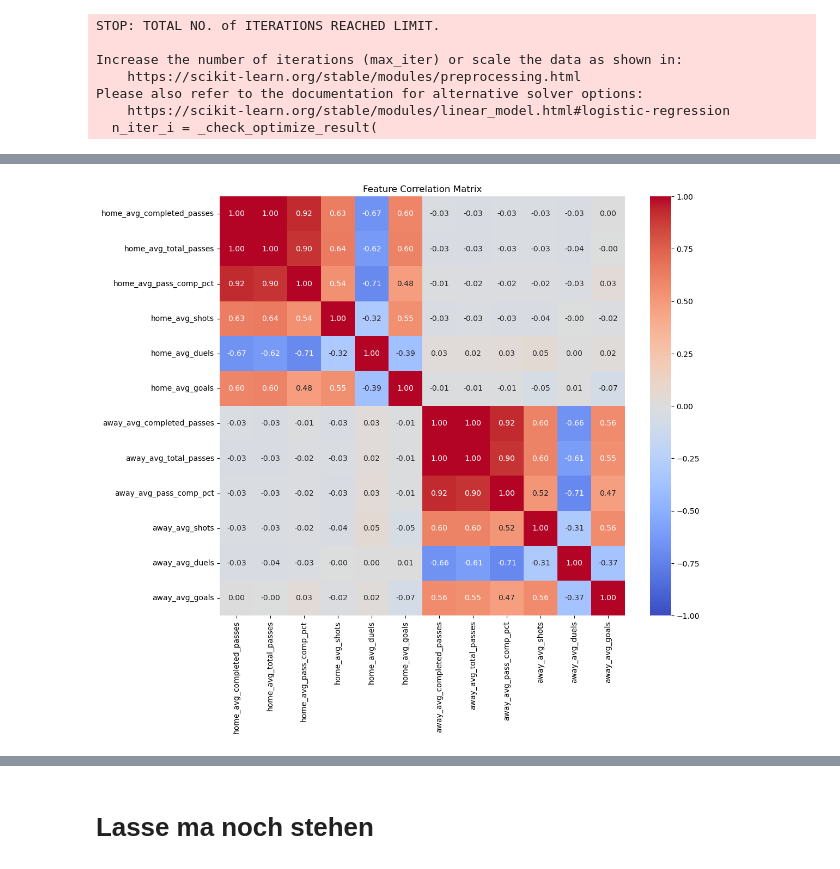
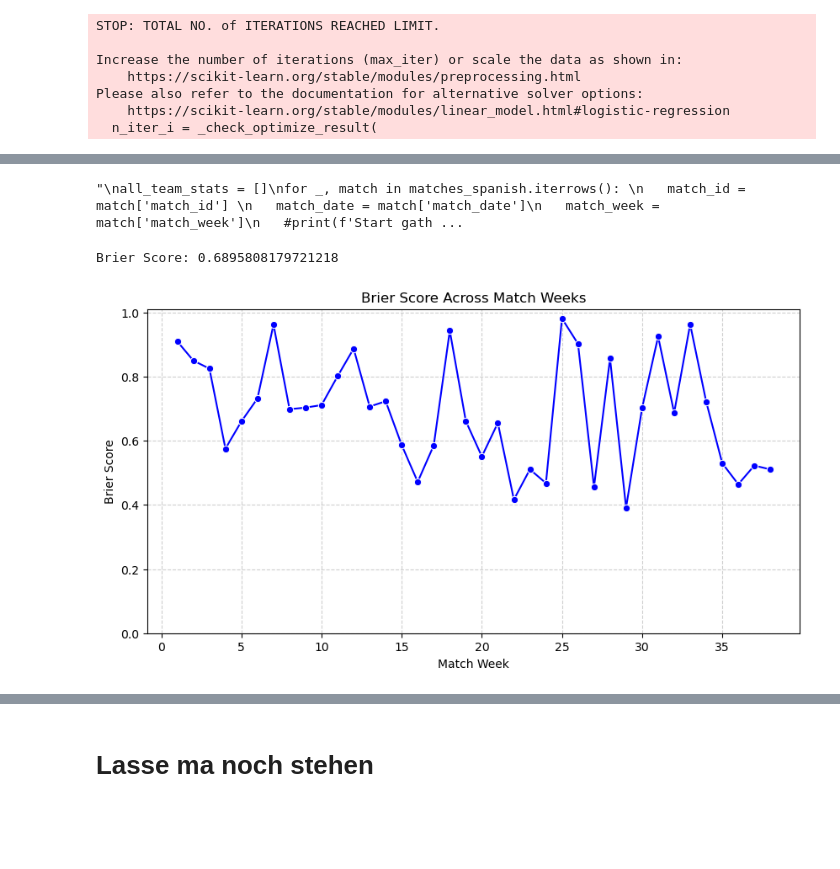
Before and after one commit to MaxPrinz98/FootballDSAI, a Jupyter notebook: Team_ranking.ipynb, the cells around one changed output, grey strips where cells are left out. Drawn from its saved outputs; the diff is of its cells as text; code cells hidden in the pictures; blank space fills up the shorter version.

```diff
--- a/Team_ranking.ipynb
+++ b/Team_ranking.ipynb
@@ -346,17 +346,56 @@ SVC - Overall Brier Score: 0.5104
-# %%
-# Calculate correlation matrix (numerical features only)
-corr_matrix = X_train.select_dtypes(include=['number']).corr()
-
-# Plot heatmap
-plt.figure(figsize=(12, 10))
-sns.heatmap(corr_matrix,
-            annot=True,
-            fmt=".2f",
-            cmap='coolwarm',
-            center=0,
-            vmin=-1,
-            vmax=1)
-plt.title("Feature Correlation Matrix")
-plt.show()
-# %% [output]
-[figure, removed]
+# %%
+matches_spanish = load_matches(competition_id=11, season_id=27)
+# %%
+'''
+all_team_stats = []
+for _, match in matches_spanish.iterrows():
+   match_id = match['match_id']
+   match_date = match['match_date']
+   match_week = match['match_week']
+   #print(f'Start gathering Information from Match_ID = {match_id}')
+   match_stats = calculate_team_stats(sb.events(match_id=match_id))
+   match_stats['match_id'] = match_id
+   match_stats['match_date'] = match_date
+   match_stats['match_week'] = match_week
+   all_team_stats.append(match_stats)
+
+team_stats_spanish = pd.concat(all_team_stats, ignore_index=True).set_index('match_id')
+team_stats_spanish.to_csv('./Data/team_strength_stats_spanish.csv')
+'''
+# %% [output]
+"\nall_team_stats = []\nfor _, match in matches_spanish.iterrows(): \n   match_id = match['match_id'] \n   match_date = match['match_date']\n   match_week = match['match_week']\n   #print(f'Start gath ...
+# %%
+team_stats_spanish = pd.read_csv('./Data/team_strength_stats_spanish.csv')
+team_stats_spanish['match_date'] = pd.to_datetime(team_stats_spanish['match_date'])
+team_stats_spanish.sort_values('match_date')
+
+
+real_spanish_liga_dataset = generate_real_dataset(team_stats=team_stats_spanish, matches=matches_spanish)
+
+X_real_spanish = real_spanish_liga_dataset.drop(columns=['actual_result','match_week'])  # All columns except the target
+y_real_spanish = real_spanish_liga_dataset['actual_result']  # Just the target column
+predictions_real_spanish = best_model.predict(X_real_spanish)
+# %%
+real_brier_scores_spanish = create_brier_scores(X_test = X_real_spanish, y_test = y_real_spanish, model = best_model, dataset = real_spanish_liga_dataset)
+
+real_brier_scores_week_spanish = real_brier_scores_spanish.groupby('match_week').agg(brier_score=('brier_score', 'mean'))
+
+print(f'Brier Score: {real_brier_scores_spanish['brier_score'].mean()}')
+# %% [output]
+Brier Score: 0.6895808179721218
+# %%
+# Create the plot
+plt.figure(figsize=(10, 5))
+sns.lineplot(data=real_brier_scores_week_spanish, x='match_week', y='brier_score', marker='o', color='blue')
+
+# Customize the plot
+plt.xlabel('Match Week')
+plt.ylabel('Brier Score')
+plt.title('Brier Score Across Match Weeks')
+plt.ylim(0, None)
+plt.grid(True, linestyle='--', alpha=0.6)
+
+# Show the plot
+plt.show()
+# %% [output]
+[figure, added]
```
Also changed, not shown: parts of 8 cells of this notebook, 2 other files.
